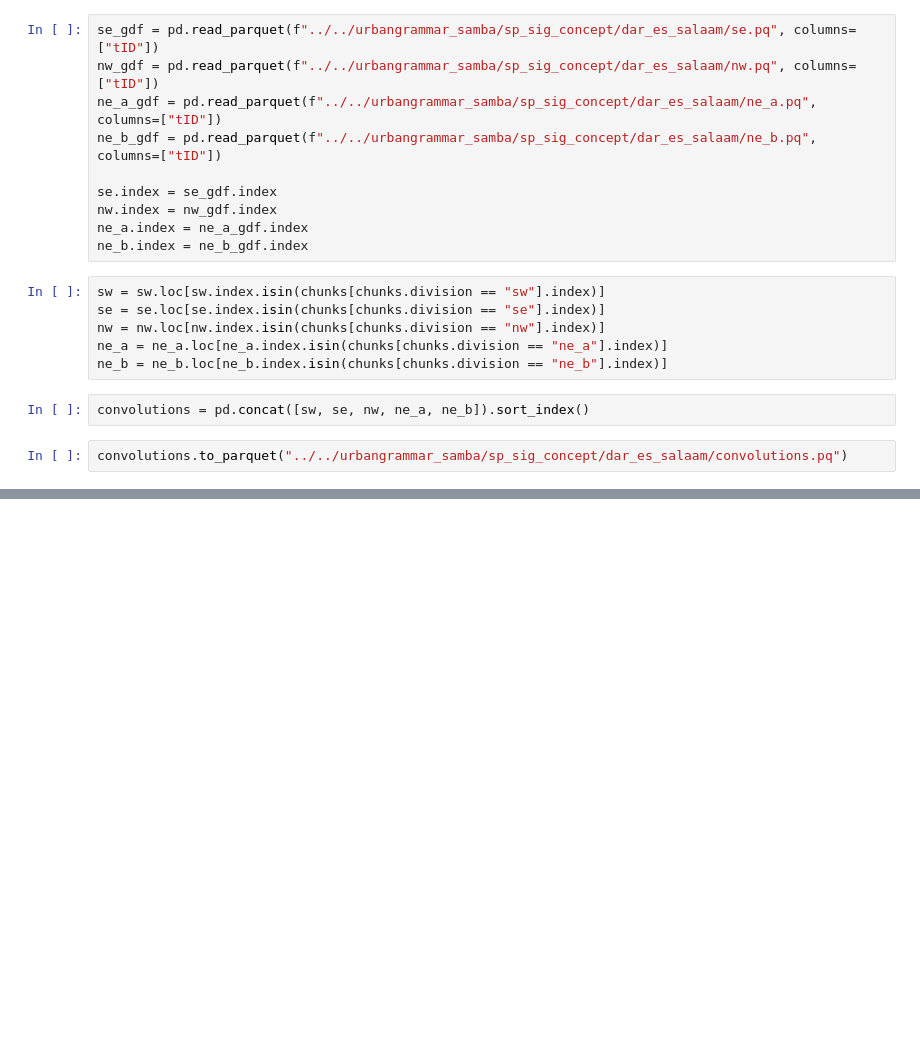
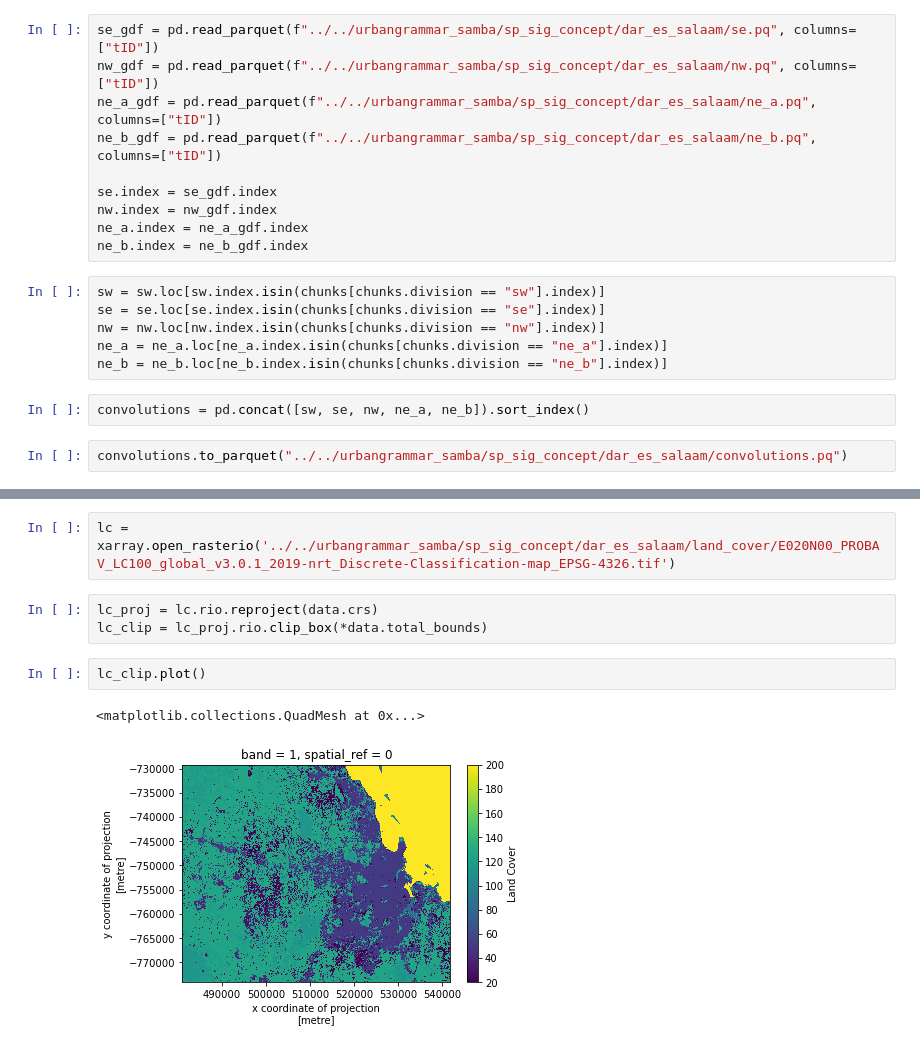
Before and after one commit to urbangrammarai/spatial_signatures_concept, a Jupyter notebook: code/dar_es_salaam.ipynb, the cells around one changed output, grey strips where cells are left out. Saved outputs shown, nothing was run; the diff lists cells and outputs as text; blank space fills up the shorter version.

```diff
--- a/code/dar_es_salaam.ipynb
+++ b/code/dar_es_salaam.ipynb
@@ -856,0 +933,10 @@ convolutions.to_parquet("../../urbangrammar_samba/sp_sig_concept/dar_es_salaam/c
+# %%
+lc = xarray.open_rasterio('../../urbangrammar_samba/sp_sig_concept/dar_es_salaam/land_cover/E020N00_PROBAV_LC100_global_v3.0.1_2019-nrt_Discrete-Classification-map_EPSG-4326.tif')
+# %%
+lc_proj = lc.rio.reproject(data.crs)
+lc_clip = lc_proj.rio.clip_box(*data.total_bounds)
+# %%
+lc_clip.plot()
+# %% [output]
+<matplotlib.collections.QuadMesh at 0x...>
+[figure, added]
```
Also changed, not shown: parts of 40 cells of this notebook, 3 other files.
